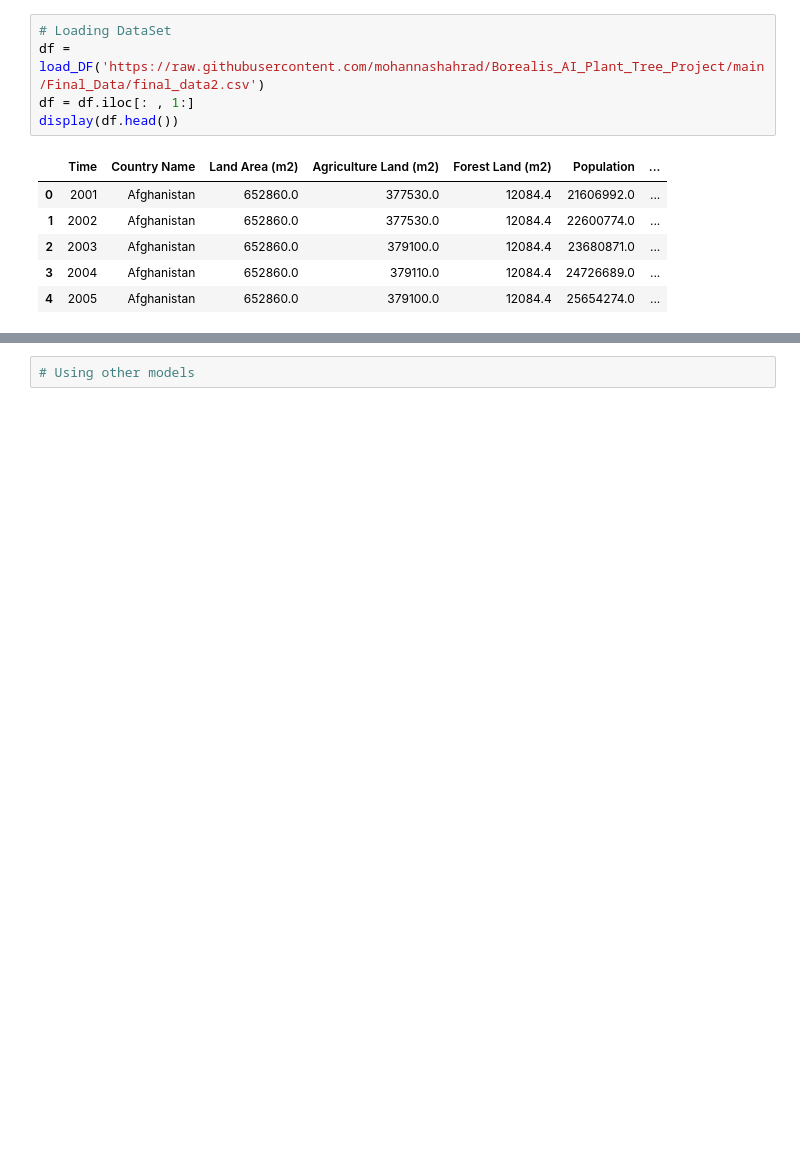
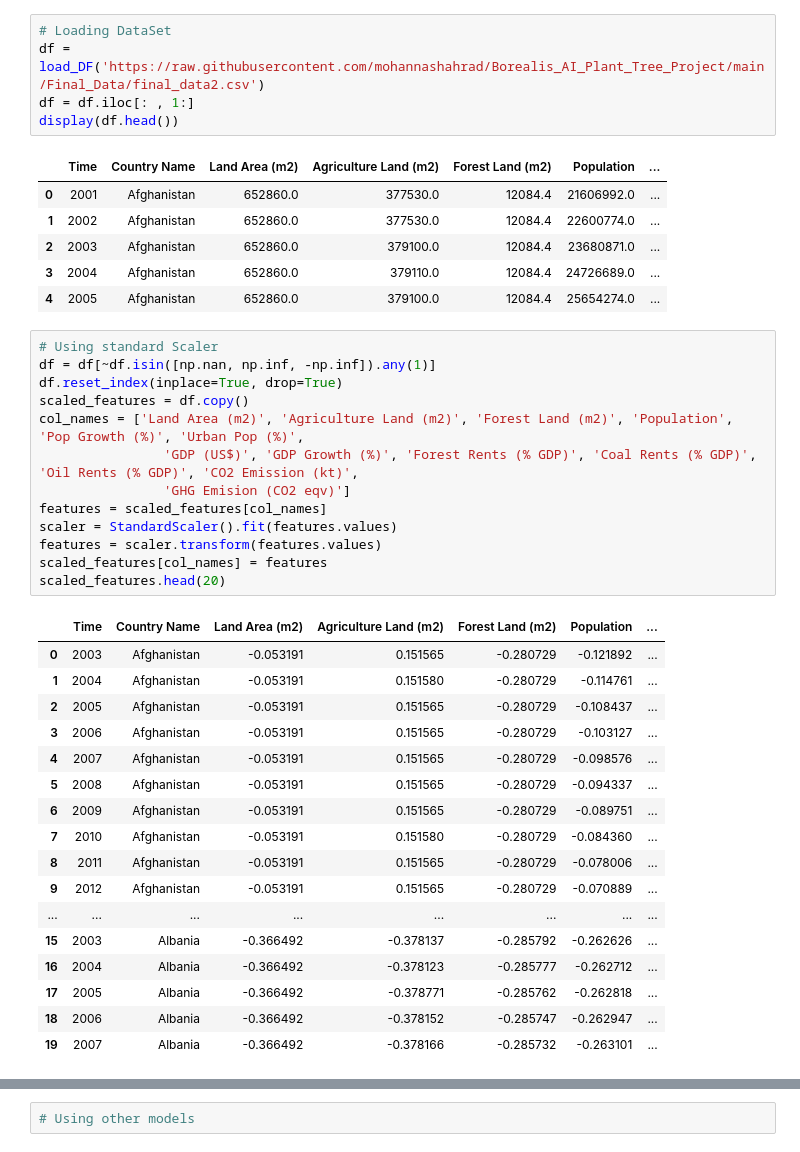
Before and after one commit to mohannashahrad/Borealis_AI_Plant_Tree_Project, a Jupyter notebook: Training/Normalization+Encoding.ipynb, the cells around one changed output, grey strips where cells are left out. Saved outputs shown, nothing was run; the diff lists cells and outputs as text; blank space fills up the shorter version.

```diff
--- a/Training/Normalization+Encoding.ipynb
+++ b/Training/Normalization+Encoding.ipynb
@@ -33,4 +35,35 @@ display(df.head())
 | 2 | 2003 | Afghanistan | 652860.0 | 379100.0 | 12084.4 | 23680871.0 | ... |
 | 3 | 2004 | Afghanistan | 652860.0 | 379110.0 | 12084.4 | 24726689.0 | ... |
 | 4 | 2005 | Afghanistan | 652860.0 | 379100.0 | 12084.4 | 25654274.0 | ... |
+# %%
+# Using standard Scaler
+df = df[~df.isin([np.nan, np.inf, -np.inf]).any(1)]
+df.reset_index(inplace=True, drop=True)
+scaled_features = df.copy()
+col_names = ['Land Area (m2)', 'Agriculture Land (m2)', 'Forest Land (m2)', 'Population', 'Pop Growth (%)', 'Urban Pop (%)',
+                'GDP (US$)', 'GDP Growth (%)', 'Forest Rents (% GDP)', 'Coal Rents (% GDP)', 'Oil Rents (% GDP)', 'CO2 Emission (kt)',
+                'GHG Emision (CO2 eqv)']
+features = scaled_features[col_names]
+scaler = StandardScaler().fit(features.values)
+features = scaler.transform(features.values)
+scaled_features[col_names] = features
+scaled_features.head(20)
+# %% [output]
+|  | Time | Country Name | Land Area (m2) | Agriculture Land (m2) | Forest Land (m2) | Population | ... |
+| 0 | 2003 | Afghanistan | -0.053191 | 0.151565 | -0.280729 | -0.121892 | ... |
+| 1 | 2004 | Afghanistan | -0.053191 | 0.151580 | -0.280729 | -0.114761 | ... |
+| 2 | 2005 | Afghanistan | -0.053191 | 0.151565 | -0.280729 | -0.108437 | ... |
+| 3 | 2006 | Afghanistan | -0.053191 | 0.151565 | -0.280729 | -0.103127 | ... |
+| 4 | 2007 | Afghanistan | -0.053191 | 0.151565 | -0.280729 | -0.098576 | ... |
+| 5 | 2008 | Afghanistan | -0.053191 | 0.151565 | -0.280729 | -0.094337 | ... |
+| 6 | 2009 | Afghanistan | -0.053191 | 0.151565 | -0.280729 | -0.089751 | ... |
+| 7 | 2010 | Afghanistan | -0.053191 | 0.151580 | -0.280729 | -0.084360 | ... |
+| 8 | 2011 | Afghanistan | -0.053191 | 0.151565 | -0.280729 | -0.078006 | ... |
+| 9 | 2012 | Afghanistan | -0.053191 | 0.151565 | -0.280729 | -0.070889 | ... |
+| ... | ... | ... | ... | ... | ... | ... | ... |
+| 15 | 2003 | Albania | -0.366492 | -0.378137 | -0.285792 | -0.262626 | ... |
+| 16 | 2004 | Albania | -0.366492 | -0.378123 | -0.285777 | -0.262712 | ... |
+| 17 | 2005 | Albania | -0.366492 | -0.378771 | -0.285762 | -0.262818 | ... |
+| 18 | 2006 | Albania | -0.366492 | -0.378152 | -0.285747 | -0.262947 | ... |
+| 19 | 2007 | Albania | -0.366492 | -0.378166 | -0.285732 | -0.263101 | ... |
 # %%
```
Also changed, not shown: parts of 6 cells of this notebook.
